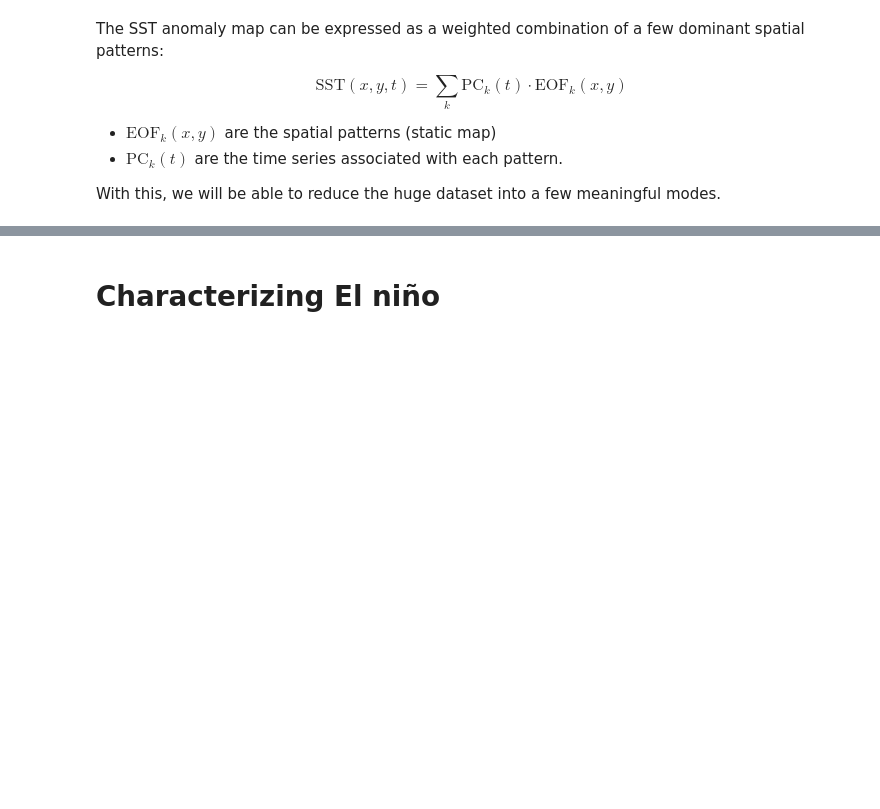
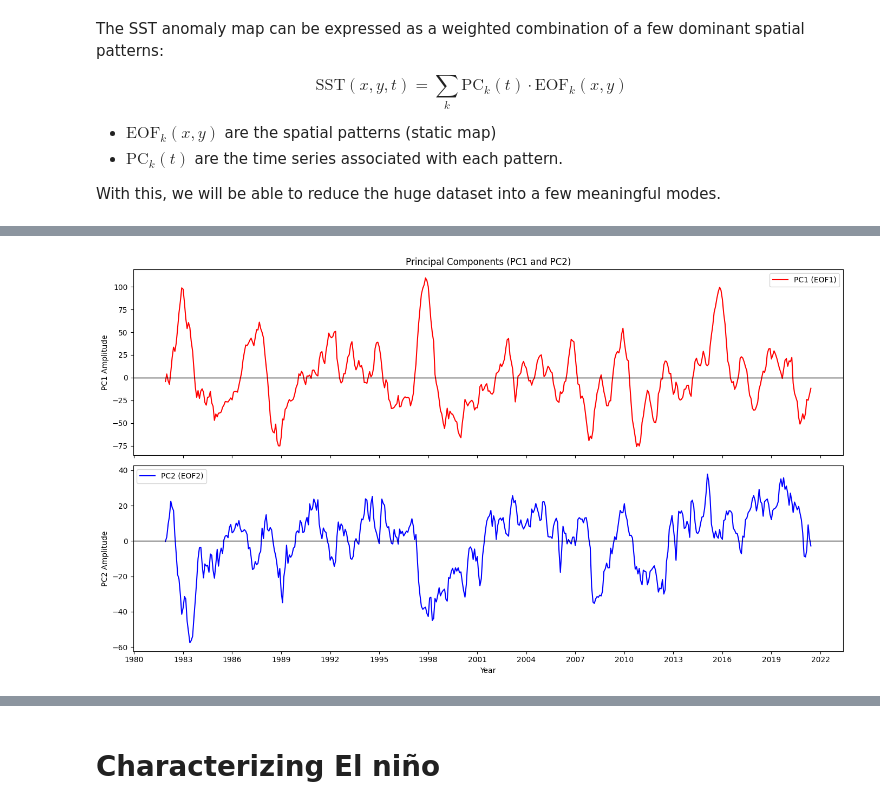
Before and after one commit to marianaolm/ML-climate, a Jupyter notebook: project_elnino.ipynb, the cells around one changed output, grey strips where cells are left out. Drawn from its saved outputs; the diff is of its cells as text; code cells hidden in the pictures; blank space fills up the shorter version.

Commit message:
principal components + explanations

```diff
--- a/project_elnino.ipynb
+++ b/project_elnino.ipynb
@@ -65,3 +125,30 @@ from pathlib import Path
+# %%
+def plot_pricipal_components():
+
+    pc1 = pc[:, 0]
+    pc2 = pc[:, 1]
+
+    time = pc['time'].values
+
+    fig, axes = plt.subplots(2, 1, figsize=(14, 8), sharex=True)
+
+    axes[0].plot(time, pc1, color='red', label="PC1 (EOF1)")
+    axes[0].axhline(0, color='black', linewidth=1)
+    axes[0].set_ylabel("PC1 Amplitude")
+    axes[0].set_title("Principal Components (PC1 and PC2)")
+    axes[0].legend()
+
+    axes[1].plot(time, pc2, color='blue', label="PC2 (EOF2)")
+    axes[1].axhline(0, color='black', linewidth=1)
+    axes[1].set_ylabel("PC2 Amplitude")
+    axes[1].legend()
+
+    axes[1].xaxis.set_major_locator(mdates.YearLocator(3))
+    axes[1].xaxis.set_major_formatter(mdates.DateFormatter('%Y'))
+    axes[1].set_xlabel("Year")
+
+    plt.tight_layout()
+    plt.show()
 # %%
 def find_events(mask, min_length=6):
     """Return list of (start_date, end_date) tuples for events."""
@@ -250,0 +336,4 @@ plt.show()
+# %%
+plot_pricipal_components()
+# %% [output]
+[figure, added]
```
Also changed, not shown: parts of 12 cells of this notebook.
